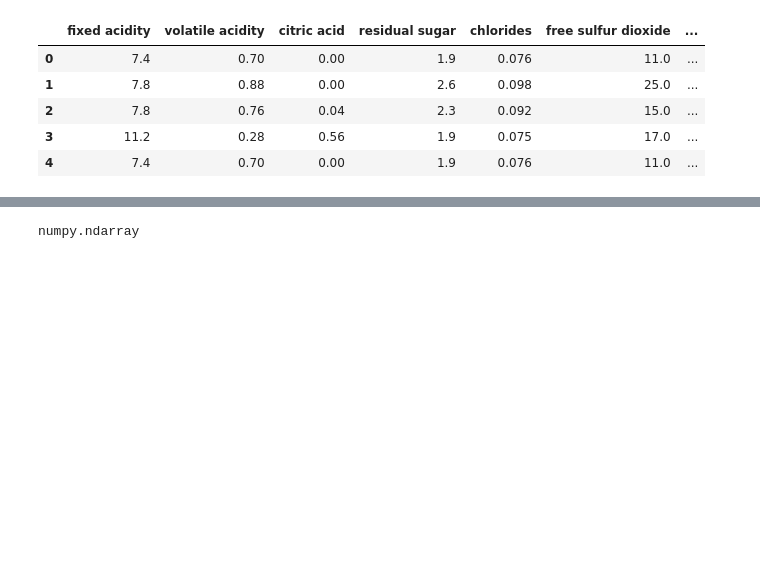
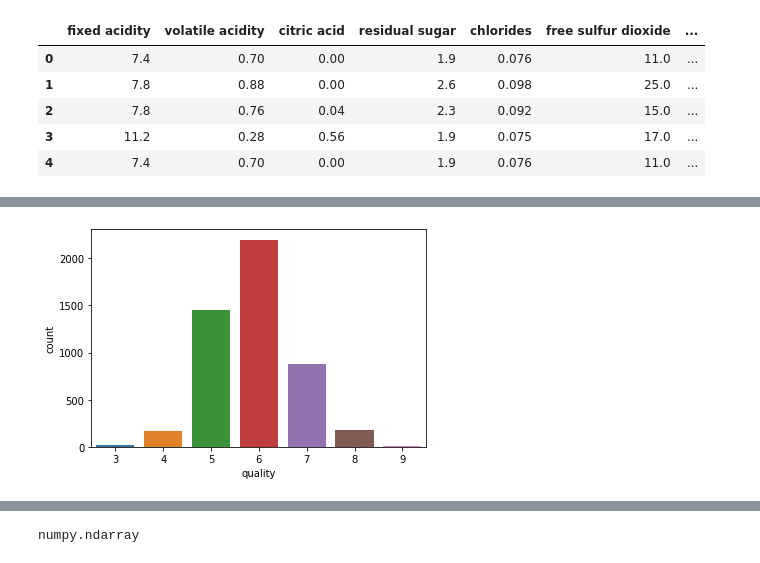
Before and after one commit to bingovik/FYS-STK4155, a Jupyter notebook: Project3/project3_nb.ipynb, the cells around one changed output, grey strips where cells are left out. Saved outputs shown, nothing was run; the diff lists cells and outputs as text; code cells hidden in the pictures; blank space fills up the shorter version.

```diff
--- a/Project3/project3_nb.ipynb
+++ b/Project3/project3_nb.ipynb
@@ -10,6 +10,7 @@ from sklearn.preprocessing import OneHotEncoder, StandardScaler
 from sklearn.compose import ColumnTransformer, make_column_transformer
 # %%
 dfr = pd.read_csv('./Data/winequality-red.csv', sep = ';')
+dfw = pd.read_csv('./Data/winequality-white.csv', sep = ';')
 # %%
 dfr.head()
 # %% [output]
@@ -62,4 +63,9 @@ sns.countplot(dfr['quality'])
 [figure]
+# %%
+sns.countplot(dfw['quality'])
+plt.savefig('Images/quality_dist_w.png')
+# %% [output]
+[figure, added]
 # %%
 dfr.describe()
 # %% [output]
```
Also changed, not shown: parts of 2 cells of this notebook, 4 other files.
